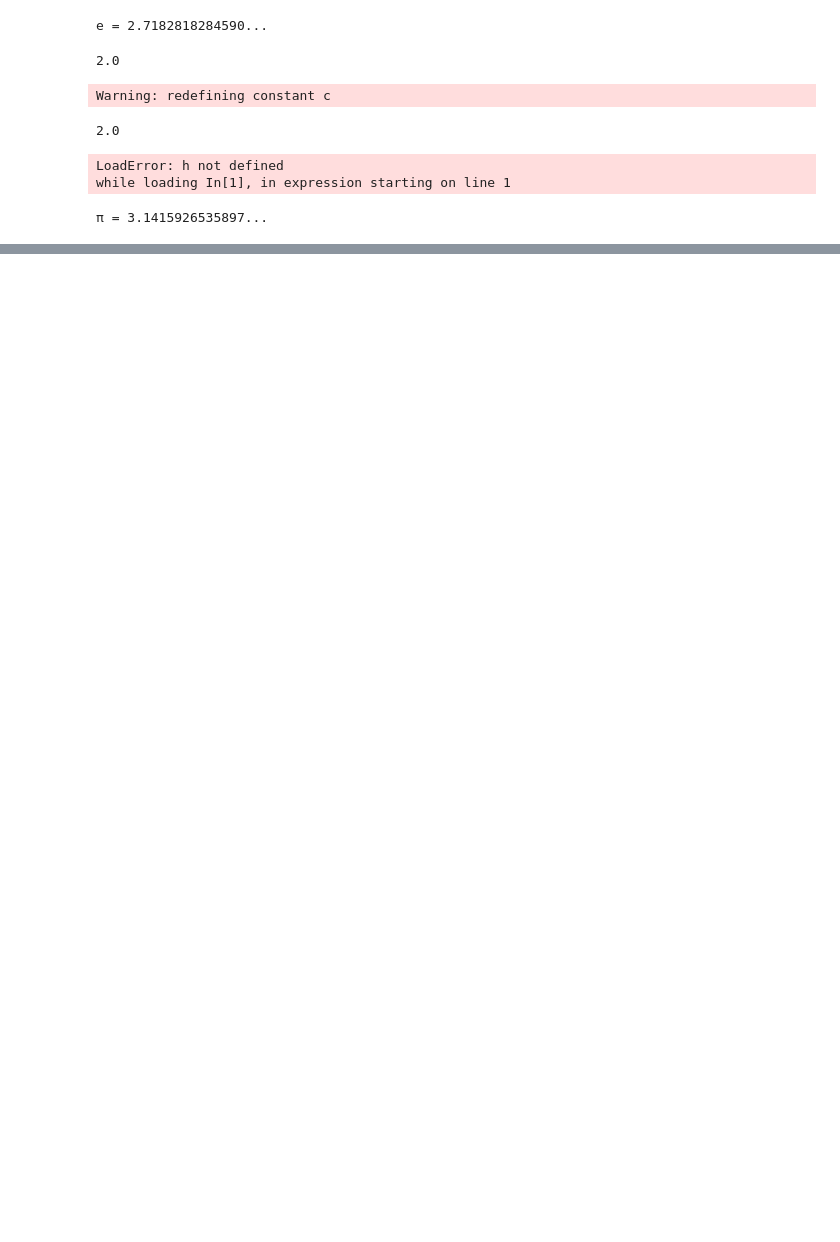
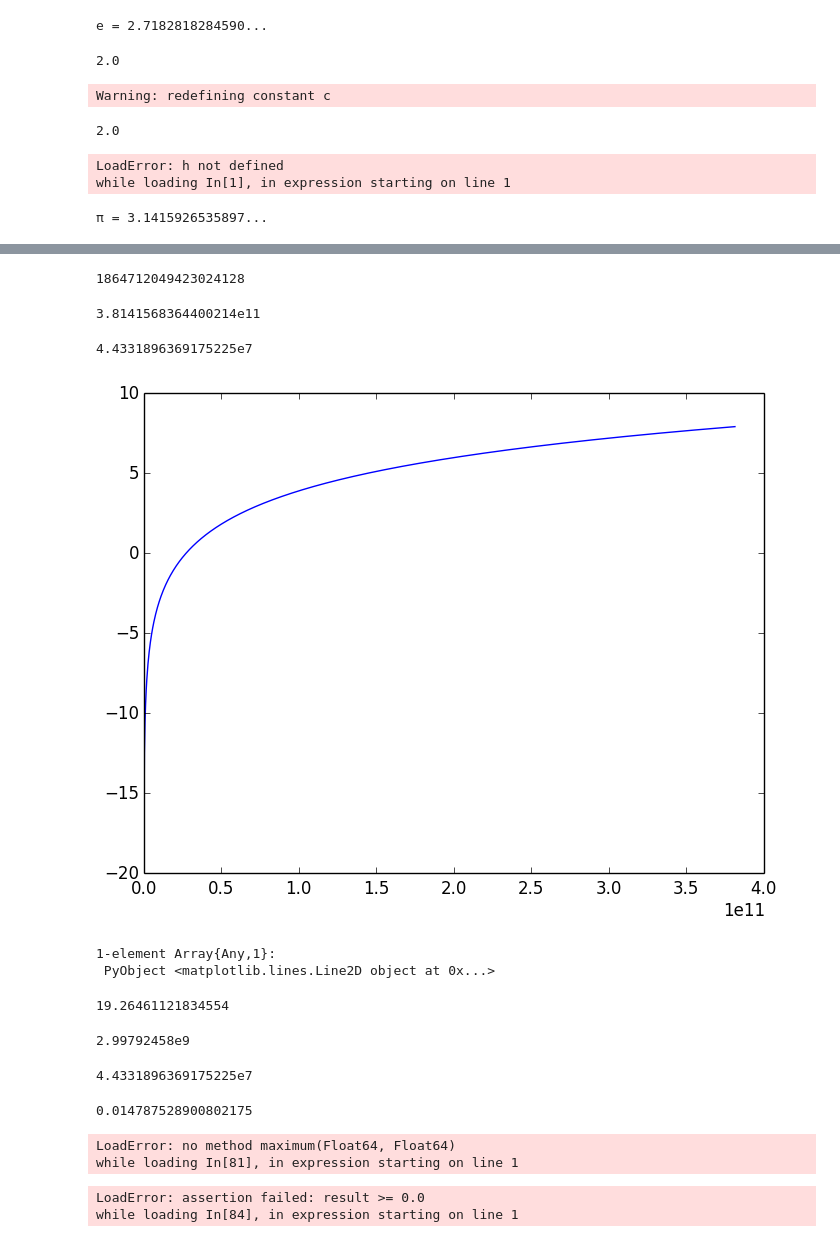
Before and after one commit to Pbaerwald/HypernovaeGit, a Jupyter notebook: Untitled0.ipynb, the cells around one changed output, grey strips where cells are left out. Drawn from its saved outputs; the diff is of its cells as text; code cells hidden in the pictures; blank space fills up the shorter version.

```diff
--- a/Untitled0.ipynb
+++ b/Untitled0.ipynb
@@ -65,0 +124,48 @@ pi
+# %%
+10.^x
+# %% [output]
+1864712049423024128
+# %%
+v_min = sqrt(2*h*freq[end]/m_e)
+# %% [output]
+3.8141568364400214e11
+# %%
+v_c = 4*charge_e^2/(pi*h)
+# %% [output]
+4.4331896369175225e7
+# %%
+vs = linspace(v_min,v_c,1000);
+# %%
+test = log(m_e.*vs.^3/(8*charge_e^2*freq[end]));
+# %%
+plot(vs,test)
+# %% [output]
+[figure, added]
+1-element Array{Any,1}:
+ PyObject <matplotlib.lines.Line2D object at 0x...>
+# %%
+max(abs(test))
+# %% [output]
+19.26461121834554
+# %%
+0.1*c
+# %% [output]
+2.99792458e9
+# %%
+v_c
+# %% [output]
+4.4331896369175225e7
+# %%
+v_c/(0.1*c)
+# %% [output]
+0.014787528900802175
+# %%
+maximum(1.0,2.0)
+# %% [output]
+LoadError: no method maximum(Float64, Float64)
+while loading In[81], in expression starting on line 1
+# %%
+result = map(c->specific_emissivity(c,1e7),freq);
+# %% [output]
+LoadError: assertion failed: result >= 0.0
+while loading In[84], in expression starting on line 1
```
Also changed, not shown: parts of 45 cells of this notebook, 2 other files.
